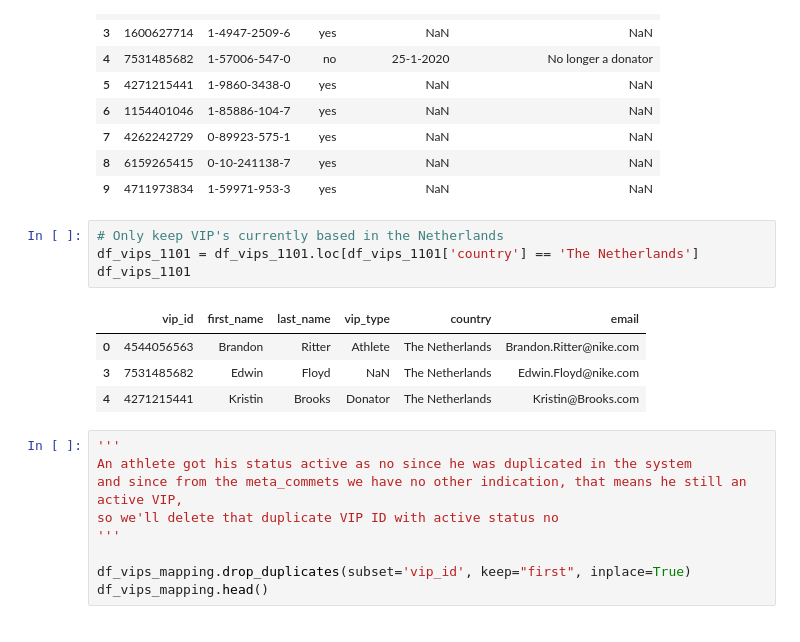
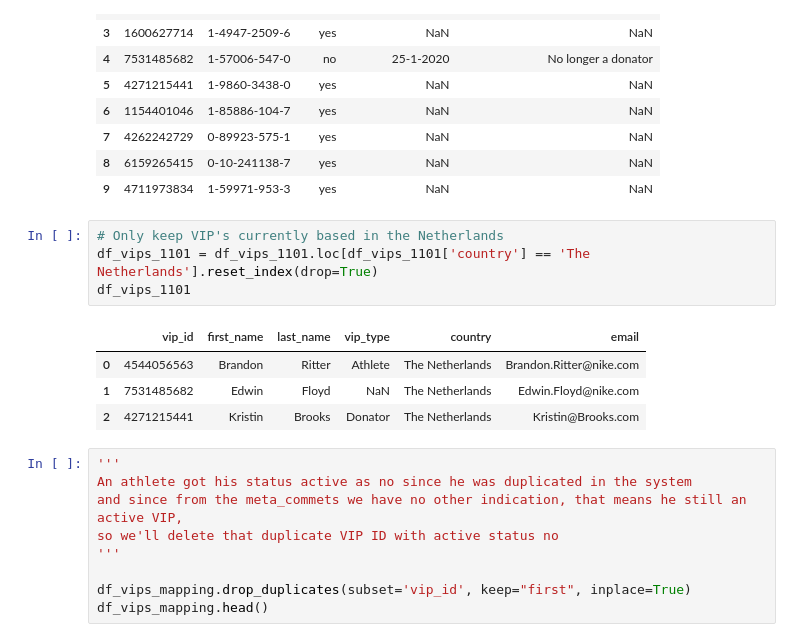
Before and after one commit to MWFK/Nike_Case_Assignments, a Jupyter notebook: VIP_promotion_Python_Version.ipynb, the cells around one changed output. Drawn from its saved outputs; the diff is of its cells as text.

```diff
--- a/VIP_promotion_Python_Version.ipynb
+++ b/VIP_promotion_Python_Version.ipynb
@@ -189,13 +190,13 @@ df_vips_mapping
 | 9 | 4711973834 | 1-59971-953-3 | yes | NaN | NaN |
 # %%
 # Only keep VIP's currently based in the Netherlands
-df_vips_1101 = df_vips_1101.loc[df_vips_1101['country'] == 'The Netherlands']
+df_vips_1101 = df_vips_1101.loc[df_vips_1101['country'] == 'The Netherlands'].reset_index(drop=True)
 df_vips_1101
 # %% [output]
 |  | vip_id | first_name | last_name | vip_type | country | email |
 | 0 | 4544056563 | Brandon | Ritter | Athlete | The Netherlands | Brandon.Ritter@nike.com |
-| 3 | 7531485682 | Edwin | Floyd | NaN | The Netherlands | Edwin.Floyd@nike.com |
-| 4 | 4271215441 | Kristin | Brooks | Donator | The Netherlands | Kristin@Brooks.com |
+| 1 | 7531485682 | Edwin | Floyd | NaN | The Netherlands | Edwin.Floyd@nike.com |
+| 2 | 4271215441 | Kristin | Brooks | Donator | The Netherlands | Kristin@Brooks.com |
 # %%
 '''
 An athlete got his status active as no since he was duplicated in the system
```
Also changed, not shown: parts of 9 cells of this notebook.
